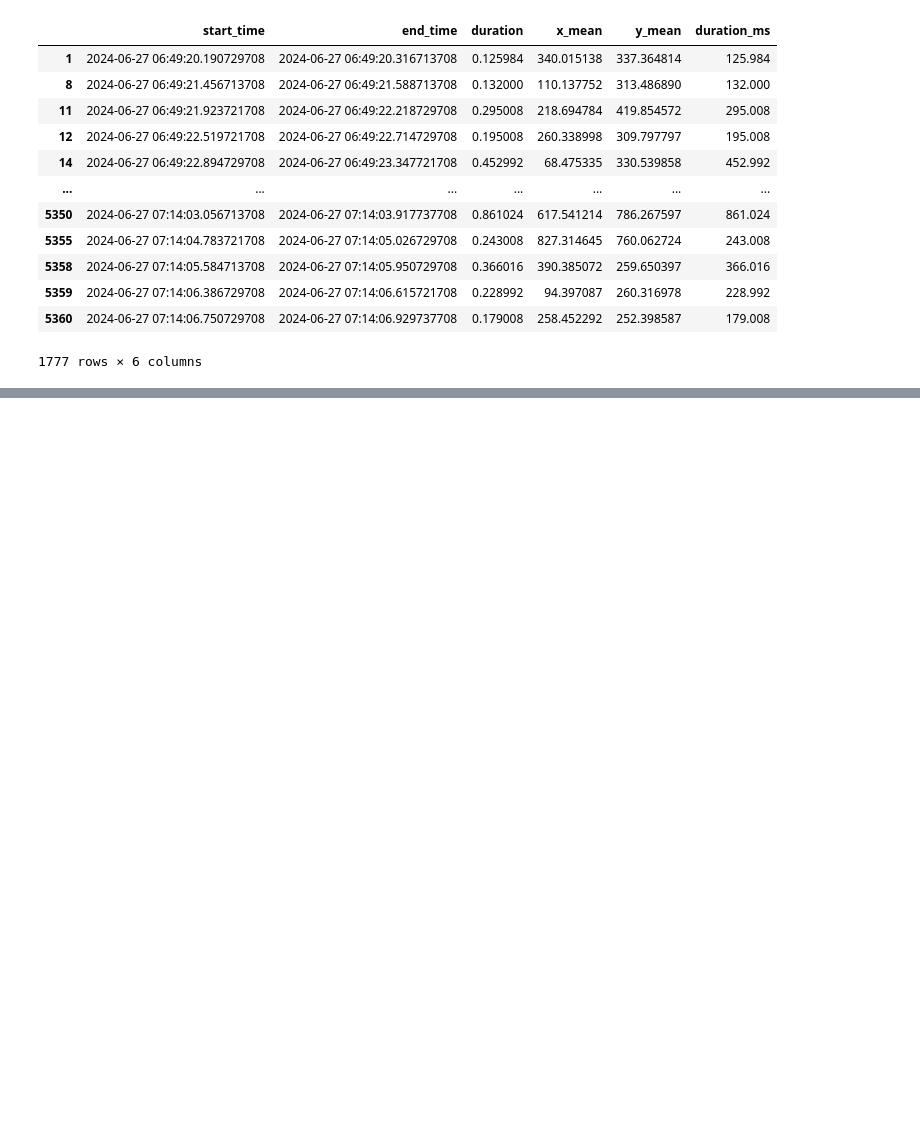
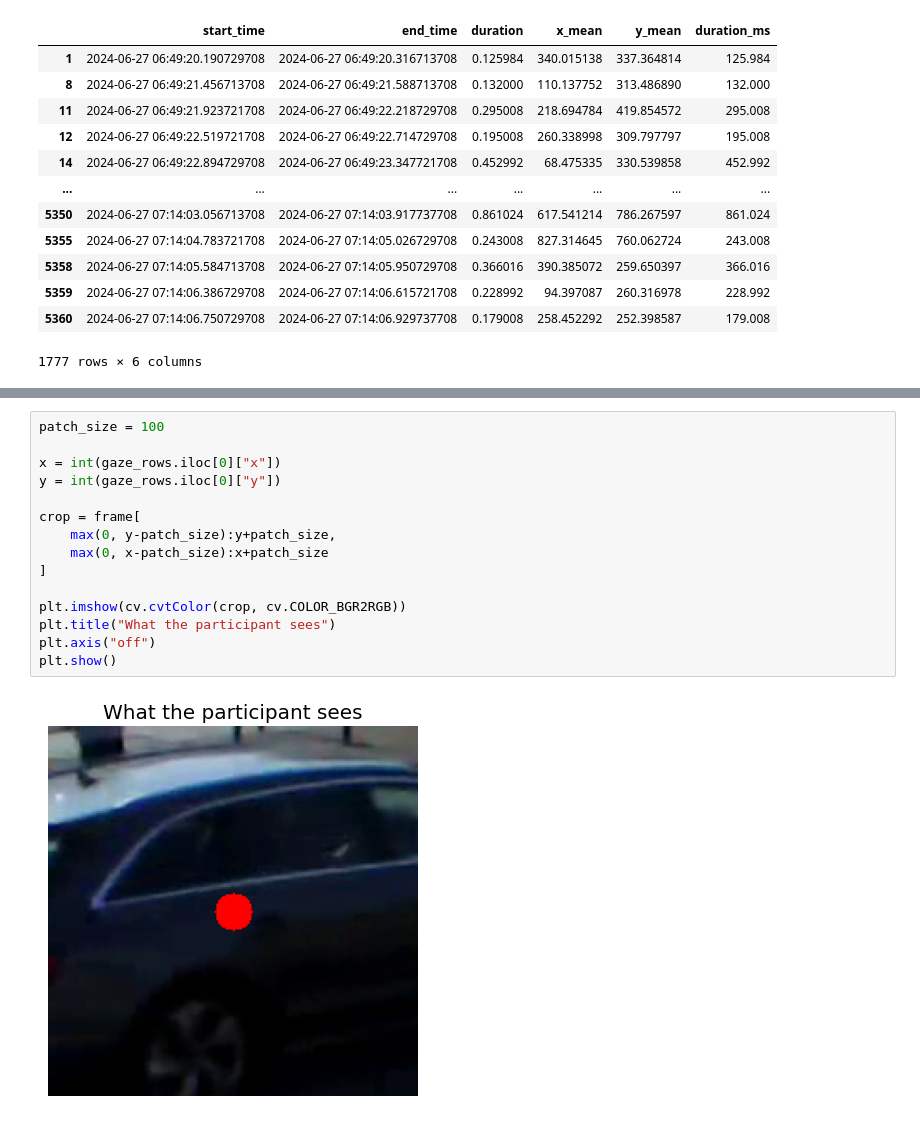
Before and after one commit to raquelmdtum/master-thesis, a Jupyter notebook: notebooks/do_eyetracking.ipynb, the cells around one changed output, grey strips where cells are left out. Cells and saved outputs as stored; diff of their text form; blank space fills up the shorter version.

```diff
--- a/notebooks/do_eyetracking.ipynb
+++ b/notebooks/do_eyetracking.ipynb
@@ -403,0 +554,17 @@ fixations
+# %%
+patch_size = 100
+
+x = int(gaze_rows.iloc[0]["x"])
+y = int(gaze_rows.iloc[0]["y"])
+
+crop = frame[
+    max(0, y-patch_size):y+patch_size,
+    max(0, x-patch_size):x+patch_size
+]
+
+plt.imshow(cv.cvtColor(crop, cv.COLOR_BGR2RGB))
+plt.title("What the participant sees")
+plt.axis("off")
+plt.show()
+# %% [output]
+[figure, added]
```
Also changed, not shown: parts of 16 cells of this notebook, 1 other file.
